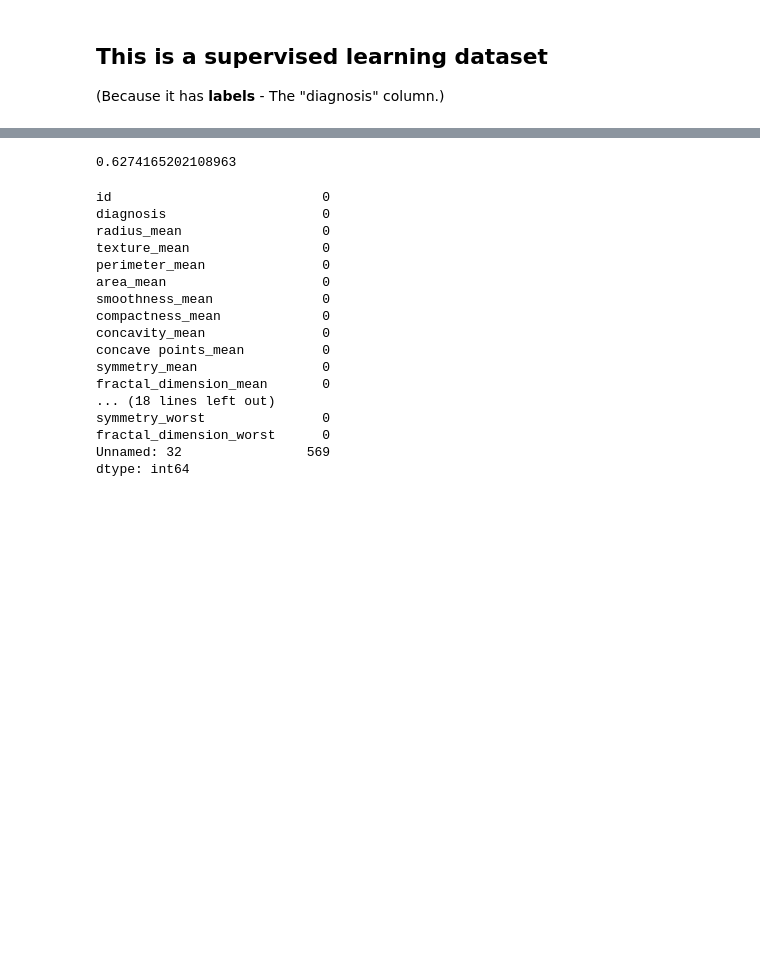
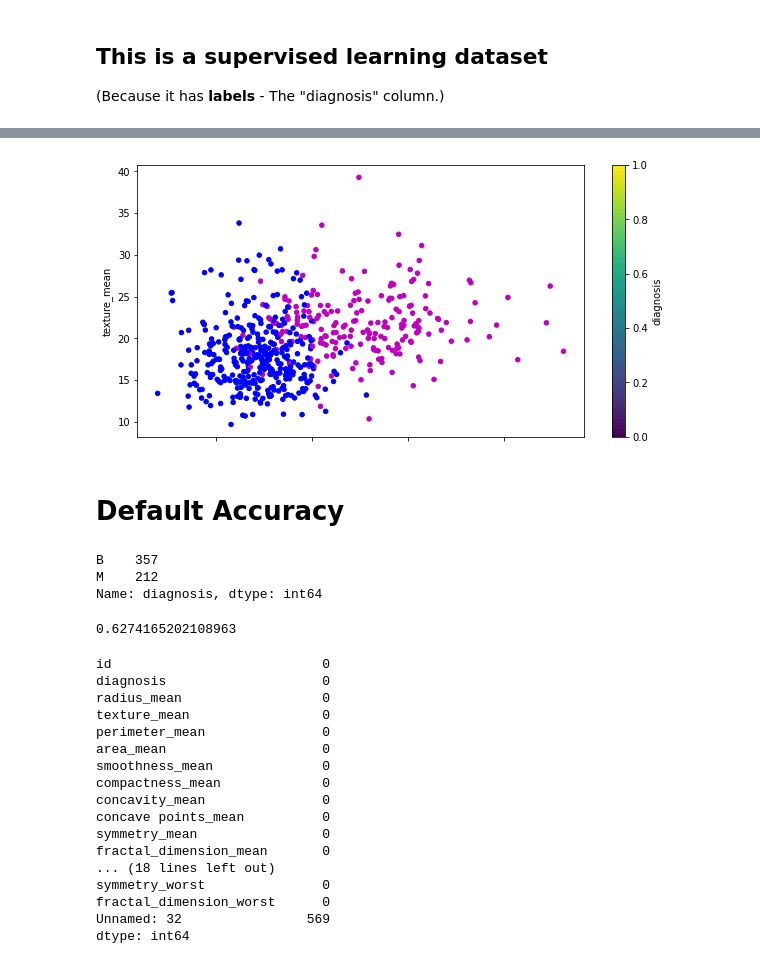
Before and after one commit to skhabiri/DS-Unit-1-Sprint-3-Linear-Algebra, a Jupyter notebook: module4-clustering/skhabiri_LS_DS_134_Clustering_Assignment.ipynb, the cells around one changed output, grey strips where cells are left out. Drawn from its saved outputs; the diff is of its cells as text; code cells hidden in the pictures; blank space fills up the shorter version.

```diff
--- a/module4-clustering/skhabiri_LS_DS_134_Clustering_Assignment.ipynb
+++ b/module4-clustering/skhabiri_LS_DS_134_Clustering_Assignment.ipynb
@@ -61,8 +103,21 @@ Name: diagnosis, dtype: int64
+# %%
+# Alternativly: DataFrame scatter plot method
+
+df.plot.scatter('radius_mean', 'texture_mean', c='diagnosis', cmap='viridis', figsize=(10,5))
+plt.show()
+# %% [output]
+[figure, added]
+# %% [markdown]
+# Default Accuracy
 # %%
-# if everything would have been classified as Benin:
-diag_count[0]/diag_count.sum()
+print(df["diagnosis"].value_counts())
+# if everything would have been classified as B:
+df["diagnosis"].value_counts()["B"]/df["diagnosis"].value_counts().sum()
 # %% [output]
-0.6274165202108963
+B    357
+M    212
+Name: diagnosis, dtype: int64
+0.6274165202108963
 # %%
 df.isna().sum()
 # %% [output]
```
Also changed, not shown: parts of 57 cells of this notebook.
